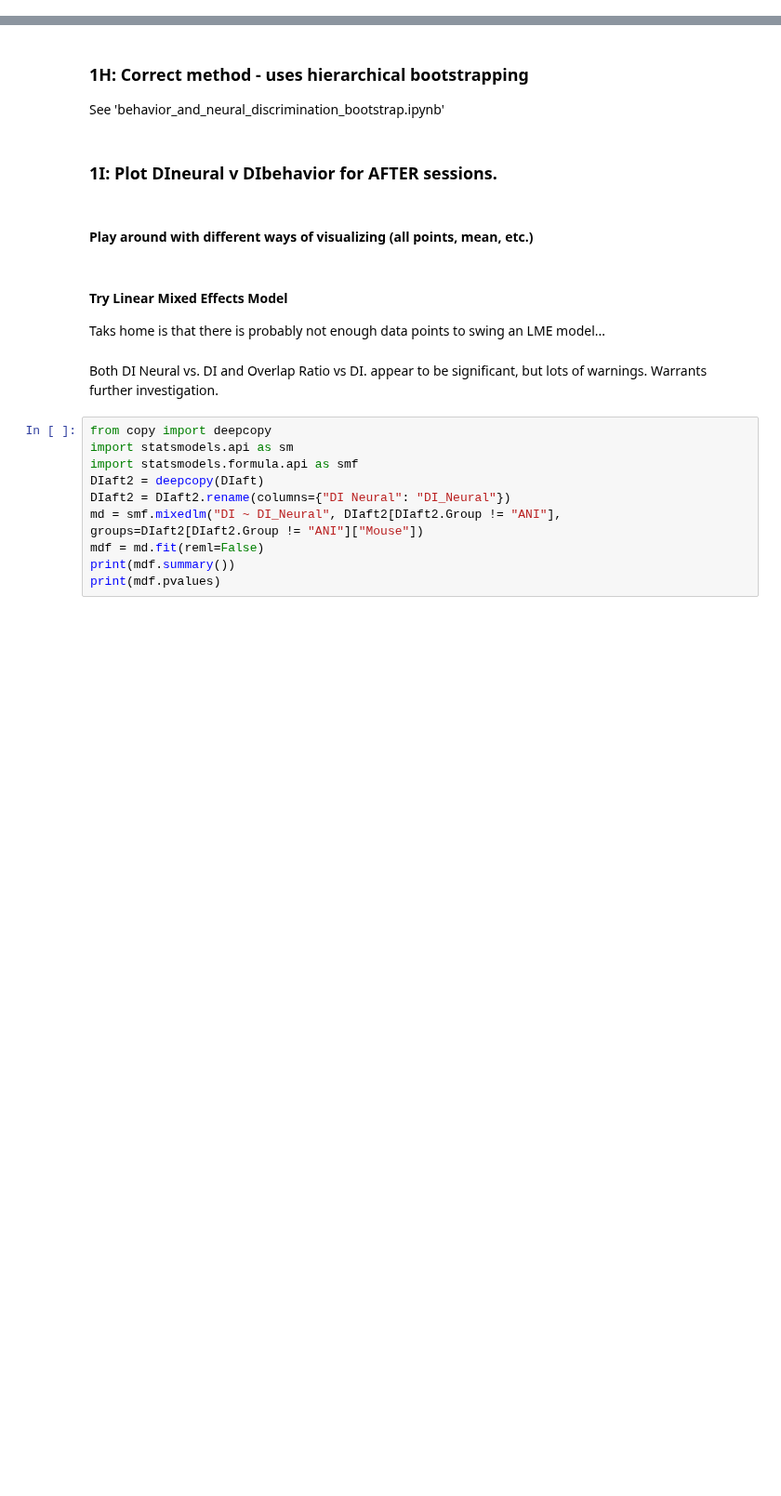
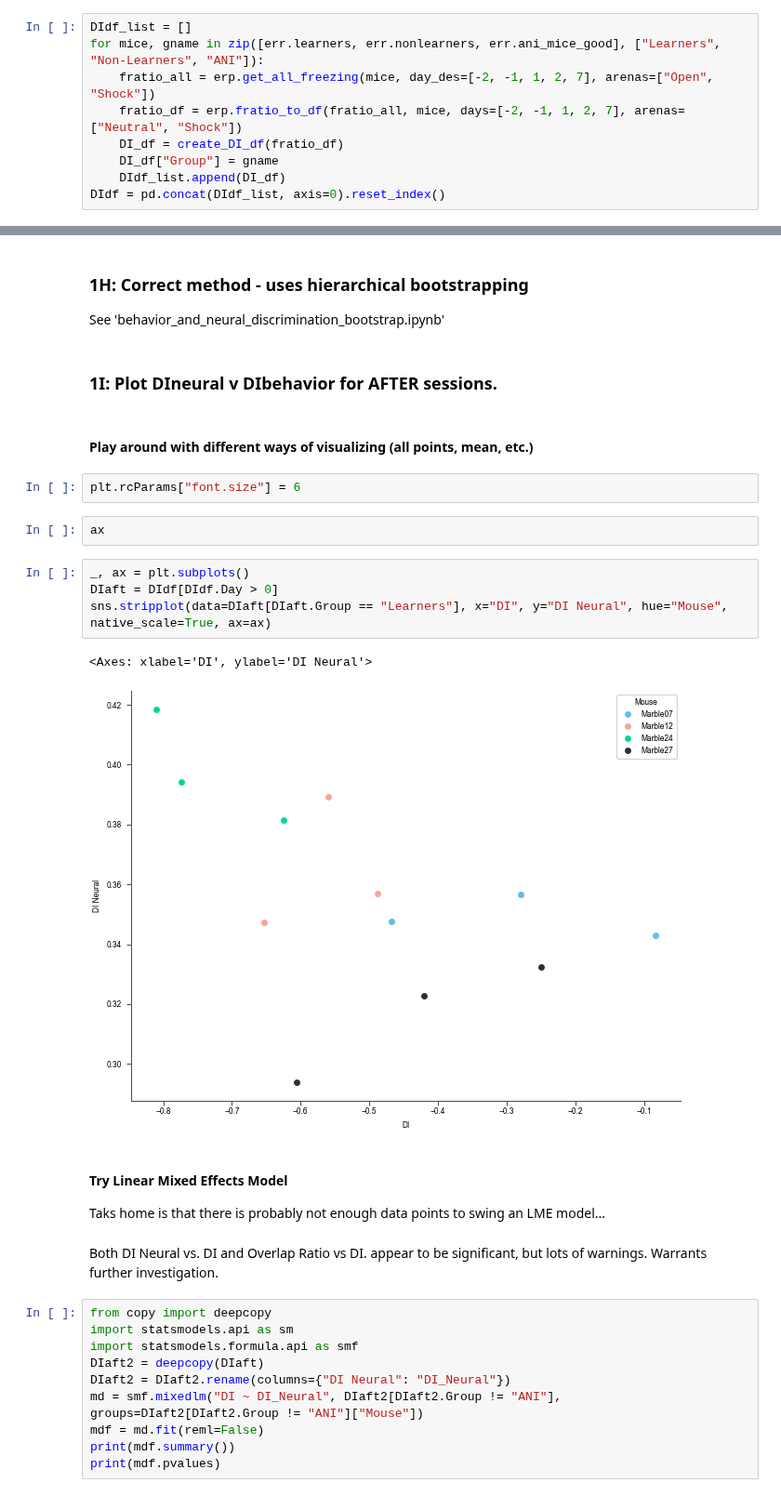
Before and after one commit to nkinsky/Eraser, a Jupyter notebook: Notebooks/Figure1_and_S1.ipynb, the cells around one changed output, grey strips where cells are left out. Shown at 93% size. Saved outputs shown, nothing was run; the diff lists cells and outputs as text; blank space fills up the shorter version.

Commit message:
visualization updates

```diff
--- a/Notebooks/Figure1_and_S1.ipynb
+++ b/Notebooks/Figure1_and_S1.ipynb
@@ -742,3 +744,12 @@ pg.pairwise_tests(data=df_use, dv="DI Neural", between="Group", padjust="holm")
 # %% [markdown]
 ### 1G: Make behavioral breakdown plots showing DI is different between Learners and Non-Learners/ANI
 Note that this is by definition.
+# %%
+DIdf_list = []
+for mice, gname in zip([err.learners, err.nonlearners, err.ani_mice_good], ["Learners", "Non-Learners", "ANI"]):
+    fratio_all = erp.get_all_freezing(mice, day_des=[-2, -1, 1, 2, 7], arenas=["Open", "Shock"])
+    fratio_df = erp.fratio_to_df(fratio_all, mice, days=[-2, -1, 1, 2, 7], arenas=["Neutral", "Shock"])
+    DI_df = create_DI_df(fratio_df)
+    DI_df["Group"] = gname
+    DIdf_list.append(DI_df)
+DIdf = pd.concat(DIdf_list, axis=0).reset_index()
@@ -869,6 +889,17 @@ See 'behavior_and_neural_discrimination_bootstrap.ipynb'
 ### 1I: Plot DIneural v DIbehavior for AFTER sessions.
 # %% [markdown]
 #### Play around with different ways of visualizing (all points, mean, etc.)
+# %%
+plt.rcParams["font.size"] = 6
+# %%
+ax
+# %%
+_, ax = plt.subplots()
+DIaft = DIdf[DIdf.Day > 0]
+sns.stripplot(data=DIaft[DIaft.Group == "Learners"], x="DI", y="DI Neural", hue="Mouse", native_scale=True, ax=ax)
+# %% [output]
+<Axes: xlabel='DI', ylabel='DI Neural'>
+[figure, added]
 # %% [markdown]
 #### Try Linear Mixed Effects Model
 
```
Also changed, not shown: parts of 4 cells of this notebook.
